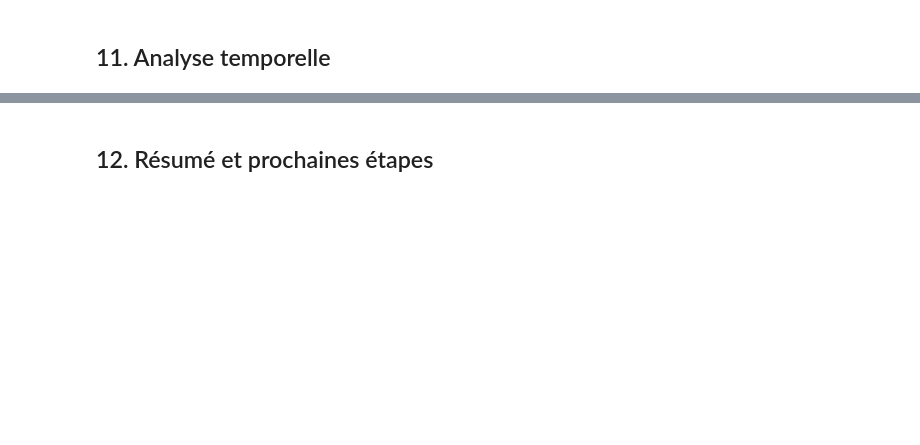
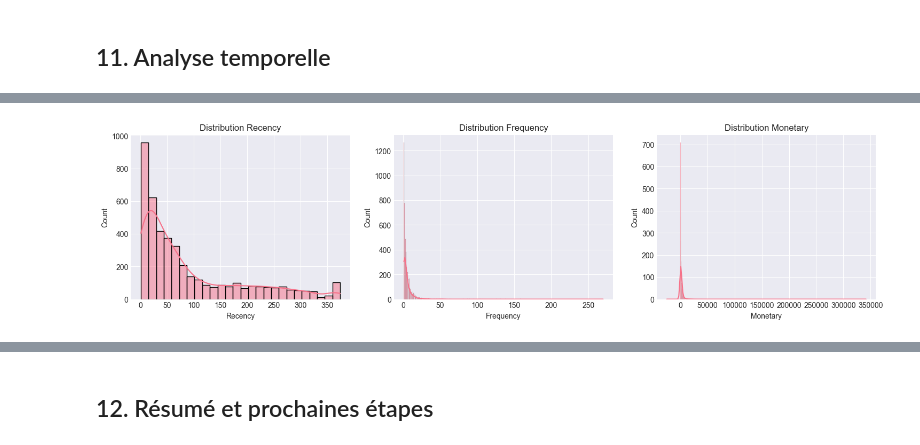
Before and after one commit to Alfred0404/data_visualisation_projet_final, a Jupyter notebook: notebooks/01_exploration.ipynb, the cells around one changed output, grey strips where cells are left out. Drawn from its saved outputs; the diff is of its cells as text; code cells hidden in the pictures; blank space fills up the shorter version.

```diff
--- a/notebooks/01_exploration.ipynb
+++ b/notebooks/01_exploration.ipynb
@@ -697,0 +583,81 @@ Aperçu du RFM corrigé :
+# %%
+# ANALYSE RFM - Uniformisée avec l'application
+
+# Définition de la date de référence ("snapshot")
+snapshot_date = df['InvoiceDate'].max() + pd.Timedelta(days=1)
+
+# Calcul des métriques RFM
+rfm = (
+    df.groupby('Customer ID')
+      .agg({
+          'InvoiceDate': lambda x: (snapshot_date - x.max()).days,  # Recency
+          'Invoice': 'nunique',                                    # Frequency
+          'Revenue': 'sum'                                         # Monetary
+      })
+      .rename(columns={
+          'InvoiceDate': 'Recency',
+          'Invoice': 'Frequency',
+          'Revenue': 'Monetary'
+      })
+)
+
+
+# Fonction pour assigner les scores RFM de manière robuste
+def assign_rfm_score(series, ascending=True):
+    """
+    Assigne des scores 1-5 en gérant les cas limites (duplicatas, etc.)
+    ascending=True : valeurs élevées = score élevé (pour F et M)
+    ascending=False : valeurs faibles = score élevé (pour R)
+    """
+    try:
+        if ascending:
+            # Score direct : valeurs élevées = score élevé
+            scores = pd.qcut(series, q=5, labels=[1, 2, 3, 4, 5], duplicates='drop')
+        else:
+            # Score inversé : valeurs faibles = score élevé
+            scores = pd.qcut(series, q=5, labels=[5, 4, 3, 2, 1], duplicates='drop')
+    except ValueError:
+        # Si qcut échoue (trop de duplicatas), utiliser pd.cut avec bins fixes
+        if ascending:
+            scores = pd.cut(series, bins=5, labels=[1, 2, 3, 4, 5], include_lowest=True, duplicates='drop')
+        else:
+            scores = pd.cut(series, bins=5, labels=[5, 4, 3, 2, 1], include_lowest=True, duplicates='drop')
+
+    # Convertir en int, remplir les NaN avec la valeur médiane (3)
+    return scores.astype(int) if scores.notna().all() else scores.fillna(3).astype(int)
+
+
+# R : Recency (quintiles, inversé : faible récence = bon score)
+rfm['R_rank'] = assign_rfm_score(rfm['Recency'], ascending=False)
+
+# F : Frequency (quintiles, direct : fréquence élevée = bon score)
+rfm['F_rank'] = assign_rfm_score(rfm['Frequency'], ascending=True)
+
+# M : Monetary (quintiles, direct : montant élevé = bon score)
+rfm['M_rank'] = assign_rfm_score(rfm['Monetary'], ascending=True)
+
+# Score RFM : concaténation string (ex: "555" = Champion)
+rfm['RFM_Score'] = rfm['R_rank'].astype(str) + rfm['F_rank'].astype(str) + rfm['M_rank'].astype(str)
+
+print("Aperçu du RFM (scores 1-5, format uniforme avec l'app) :")
+display(rfm.head(10))
+
+print(f"\nDistribution des scores RFM :")
+print(f"R_rank: min={rfm['R_rank'].min()}, max={rfm['R_rank'].max()}")
+print(f"F_rank: min={rfm['F_rank'].min()}, max={rfm['F_rank'].max()}")
+print(f"M_rank: min={rfm['M_rank'].min()}, max={rfm['M_rank'].max()}")
+
+# Visualisations
+fig, axs = plt.subplots(1, 3, figsize=(18, 4))
+
+sns.histplot(rfm['Recency'], kde=True, ax=axs[0])
+axs[0].set_title("Distribution Recency")
+
+sns.histplot(rfm['Frequency'], kde=True, ax=axs[1])
+axs[1].set_title("Distribution Frequency")
+
+sns.histplot(rfm['Monetary'], kde=True, ax=axs[2])
+axs[2].set_title("Distribution Monetary")
+
+plt.show()
+# %% [output]
@@ -698,3 +681,4 @@ Aperçu du RFM corrigé :
+[figure, added]
 # %% [markdown]
 ### Interprétation - Analyse RFM
 
```
Also changed, not shown: parts of 19 cells of this notebook, 8 other files.
